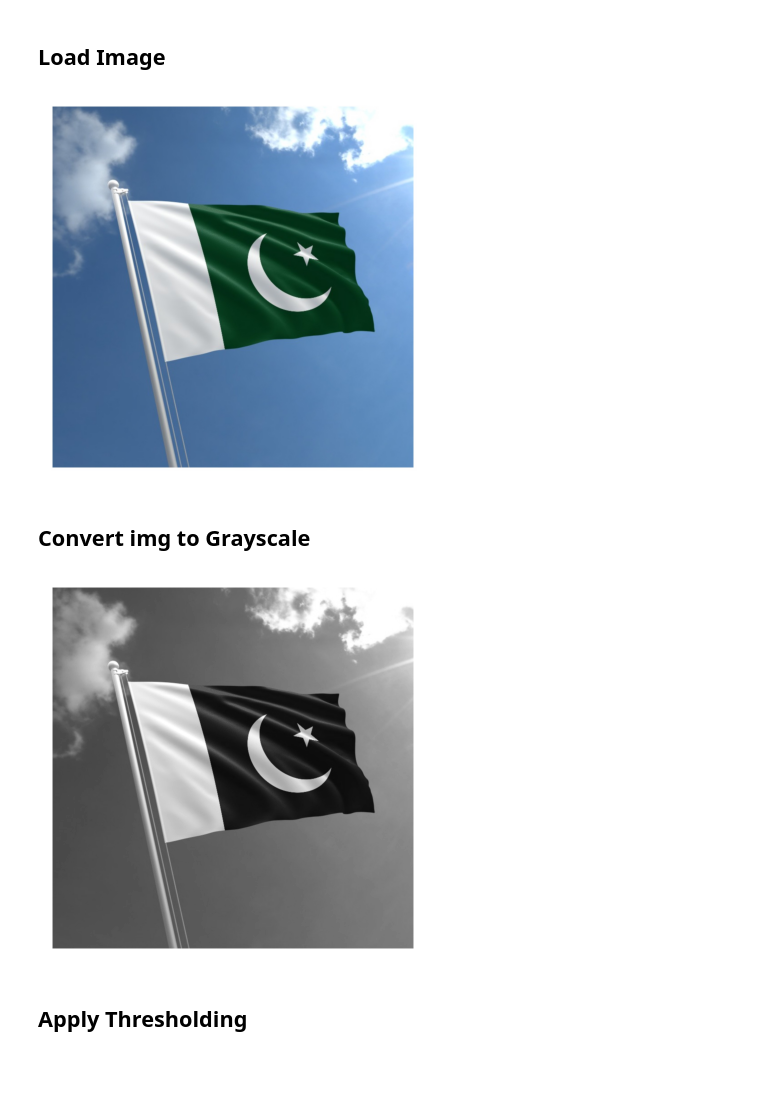
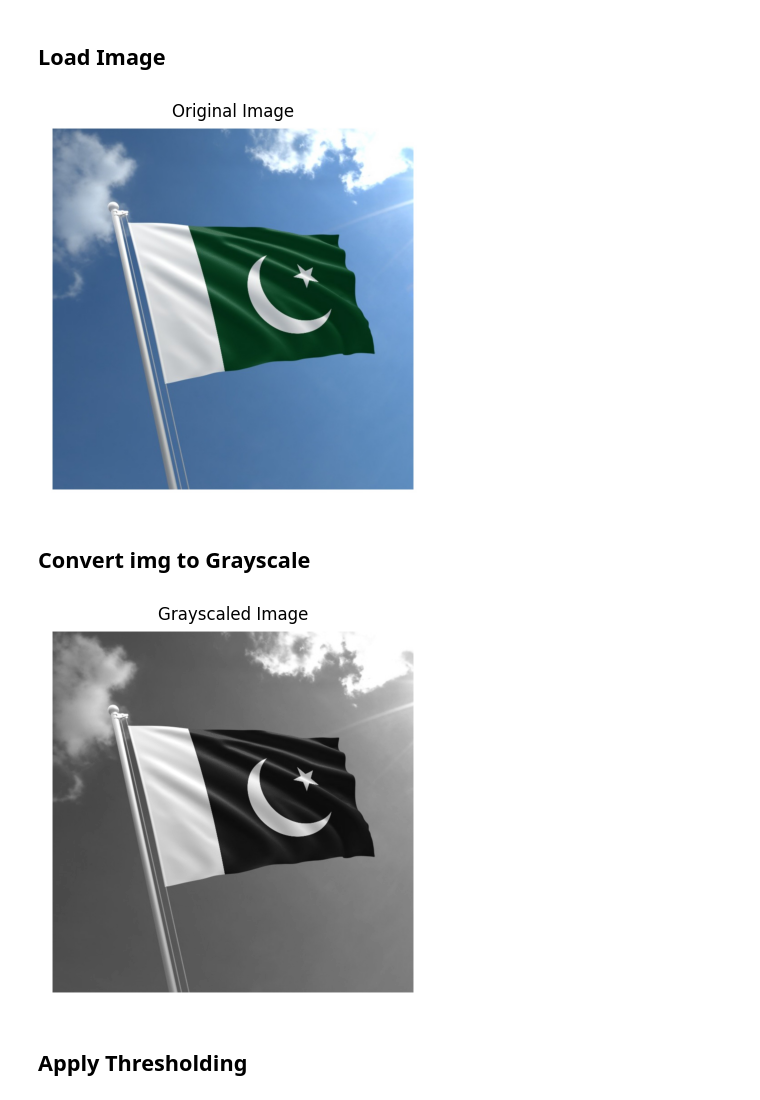
Before and after one commit to SaadARazzaq/Personalized-Image-Processing, a Jupyter notebook: Codes/Thresholding.ipynb, the cells around one changed output. Drawn from its saved outputs; the diff is of its cells as text; code cells hidden in the pictures; blank space fills up the shorter version.

```diff
--- a/Codes/Thresholding.ipynb
+++ b/Codes/Thresholding.ipynb
@@ -8,17 +8,19 @@ import matplotlib.pyplot as plt
 # %%
 image = plt.imread("flag_image.jpg")
 plt.axis('off')
+plt.title('Original Image')
 plt.imshow(image);
 # %% [output]
-[figure, old version]
+[figure, new version]
 # %% [markdown]
 ## Convert img to Grayscale
 # %%
 gray_image = skimage.color.rgb2gray(image)
 plt.axis('off')
+plt.title('Grayscaled Image')
 plt.imshow(gray_image, cmap='gray');
 # %% [output]
-[figure, old version]
+[figure, new version]
 # %% [markdown]
 ## Apply Thresholding
 # %% [markdown]
```
Also changed, not shown: parts of 7 cells of this notebook.
